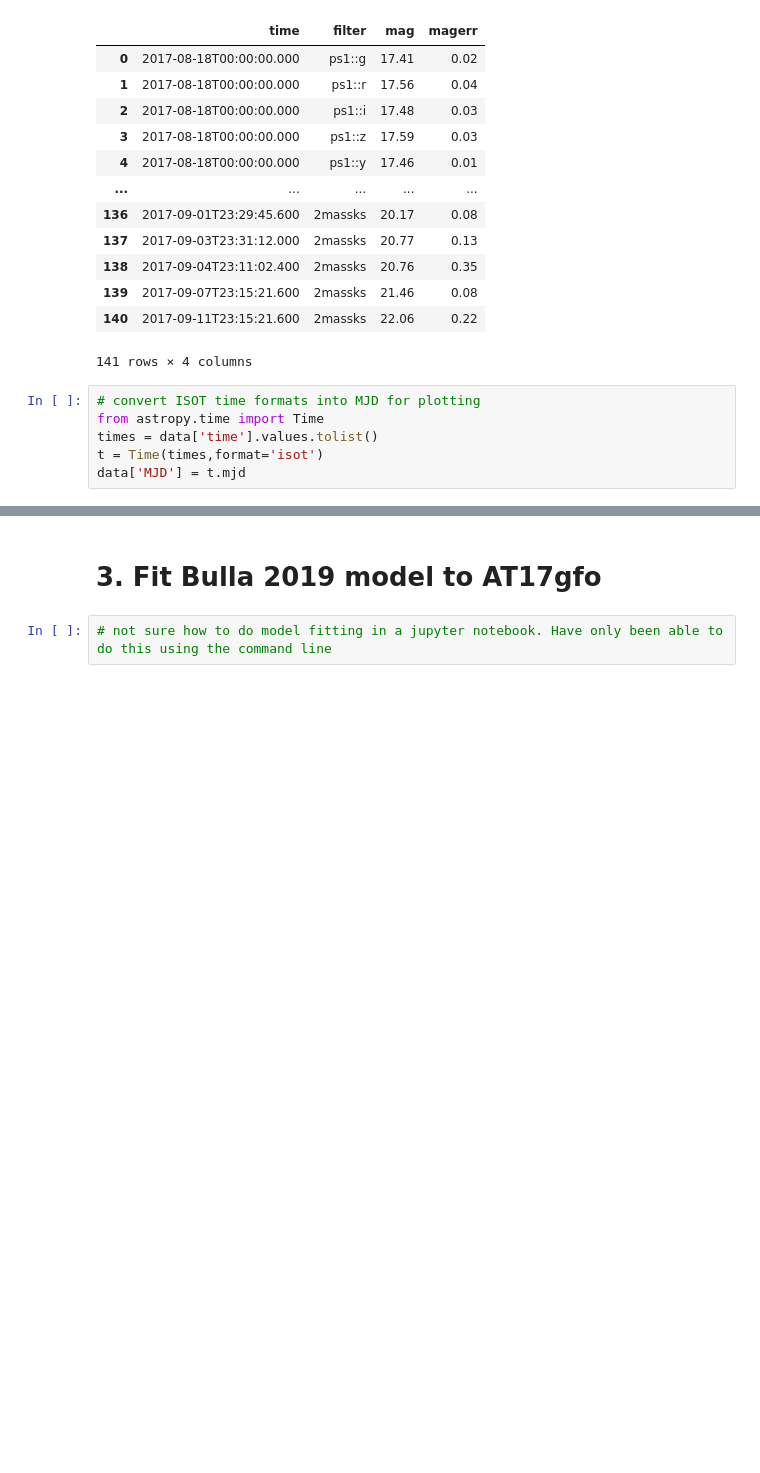
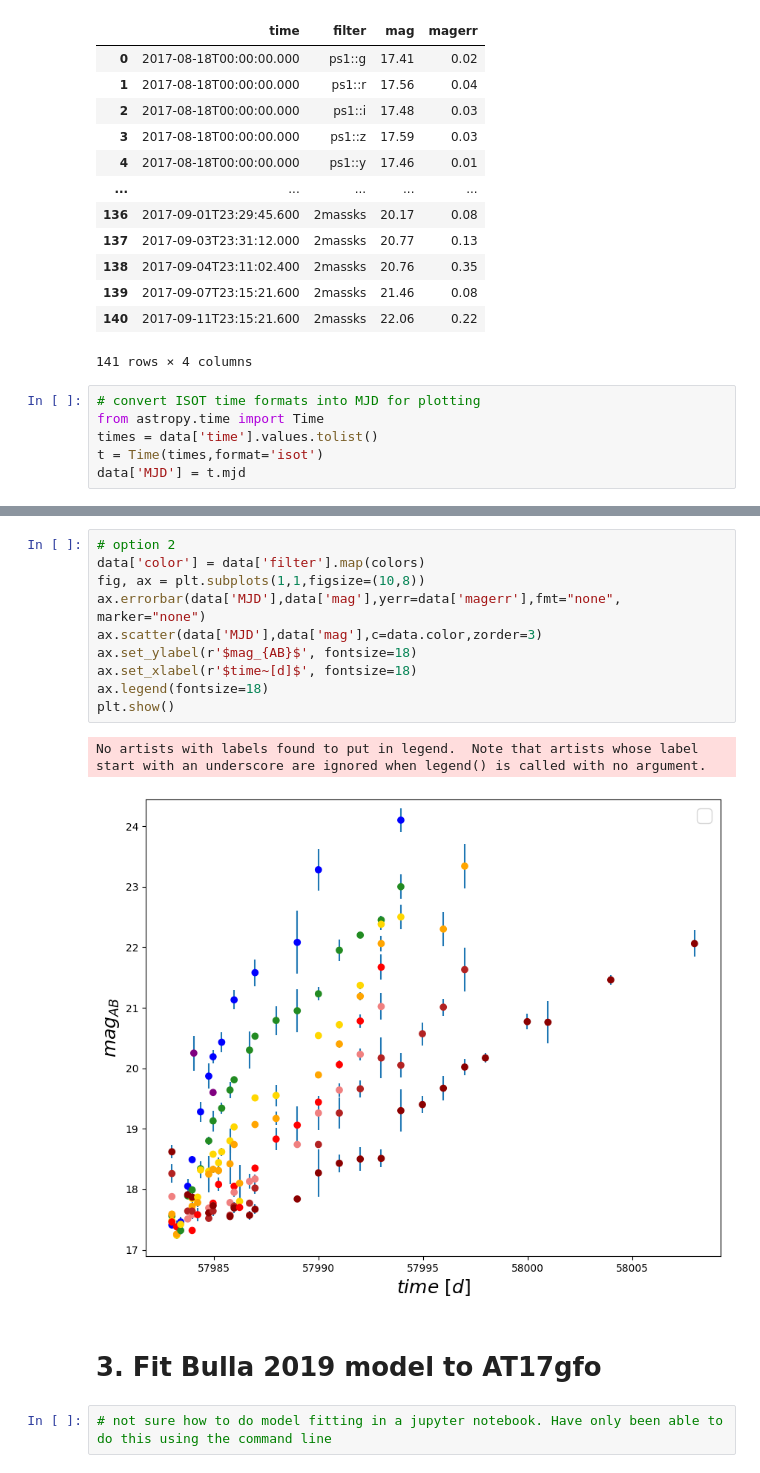
Before and after one commit to natasha-vb/KNTraP-AT2017gfo, a Jupyter notebook: AT2017gfo_lightcurve_tutorial.ipynb, the cells around one changed output, grey strips where cells are left out. Cells and saved outputs as stored; diff of their text form; blank space fills up the shorter version.

```diff
--- a/AT2017gfo_lightcurve_tutorial.ipynb
+++ b/AT2017gfo_lightcurve_tutorial.ipynb
@@ -122,3 +115,16 @@ plt.show()
+# %%
+# option 2
+data['color'] = data['filter'].map(colors)
+fig, ax = plt.subplots(1,1,figsize=(10,8))
+ax.errorbar(data['MJD'],data['mag'],yerr=data['magerr'],fmt="none", marker="none")
+ax.scatter(data['MJD'],data['mag'],c=data.color,zorder=3)
+ax.set_ylabel(r'$mag_{AB}$', fontsize=18)
+ax.set_xlabel(r'$time~[d]$', fontsize=18)
+ax.legend(fontsize=18)
+plt.show()
+# %% [output]
+No artists with labels found to put in legend.  Note that artists whose label start with an underscore are ignored when legend() is called with no argument.
+[figure, added]
 # %% [markdown]
 # 3. Fit Bulla 2019 model to AT17gfo
 # %%
```
Also changed, not shown: parts of 2 cells of this notebook.
